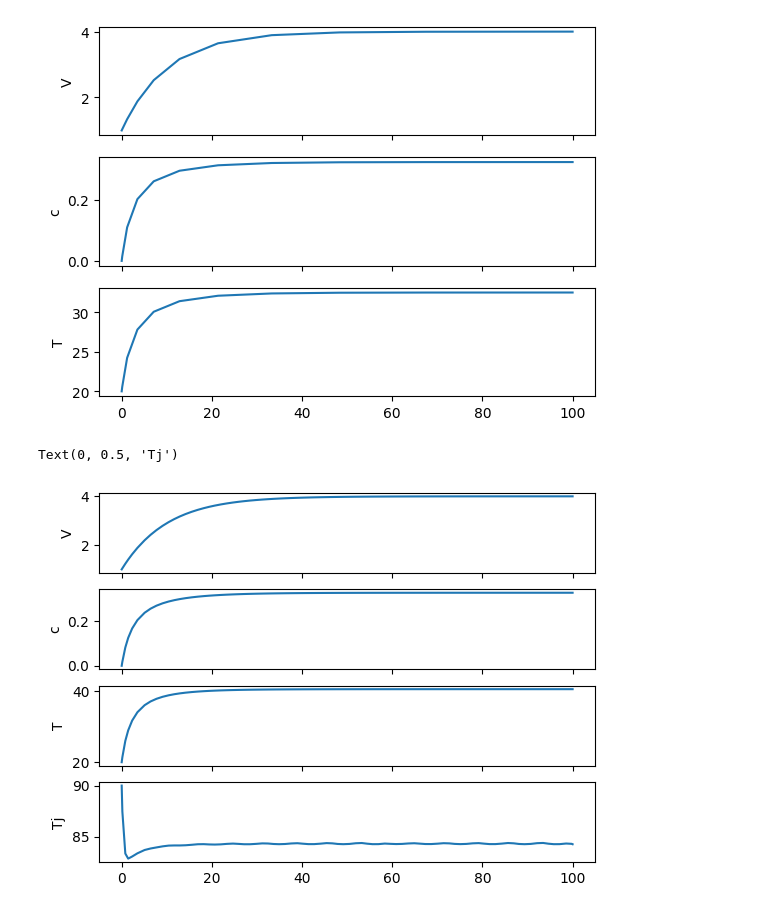
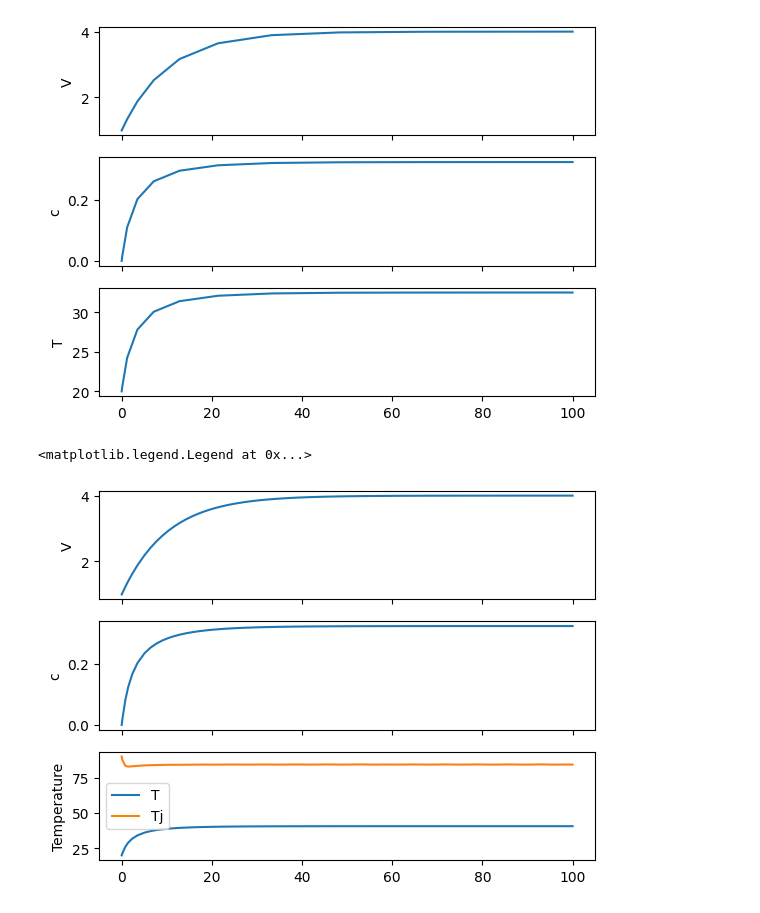
Before and after one commit to OlofssonFredrik/KETN01, a Jupyter notebook: Ex1/test.ipynb, the cells around one changed output. Saved outputs shown, nothing was run; the diff lists cells and outputs as text; code cells hidden in the pictures.

```diff
--- a/Ex1/test.ipynb
+++ b/Ex1/test.ipynb
@@ -95,40 +95,40 @@ Cp = 4180
 qj = 0.45
 Vj = 0.2
 rhoj = 1000
 
 def tank(t,y):
     V,c,T,Tj  = y # y = (V,c)
     qout = kout * V
 
     dcdt = q1/V *(c1-c) + q2/V * (c2-c)
     dVdt = q1 + q2 - qout
     Qc = kc*Ac*(T-Tj)
     dTdt = q1/V*(T1-T)+q2/V*(T2-T) - Qc / (rho*V*Cp)
     dTjdt = qj/Vj*(Ti-Tj) + Qc / (rhoj*Vj*Cp)
 
     return dVdt, dcdt, dTdt, dTjdt
 
 tspan = (0,100)
 yinit = (1,0,20,90)
 sol = solve_ivp(tank, tspan, yinit)
 t = sol.t
 V = sol.y[0]
 c = sol.y[1]
 T = sol.y[2]
 Tj = sol.y[3]
 
-fig, axs = plt.subplots(4,1,sharex=True)
+fig, axs = plt.subplots(3,1,sharex=True)
 axs[0].plot(t,V)
 axs[0].set_ylabel('V')
 axs[1].plot(t,c)
 axs[1].set_ylabel('c')
-axs[2].plot(t,T)
-axs[2].set_ylabel('T')
-axs[3].plot(t,Tj)
-axs[3].set_ylabel('Tj')
+axs[2].plot(t,T, label='T')
+axs[2].set_ylabel('Temperature')
+axs[2].plot(t,Tj, label='Tj')
+axs[2].legend()
 # %% [output]
-Text(0, 0.5, 'Tj')
+<matplotlib.legend.Legend at 0x...>
-[figure, old version]
+[figure, new version]
 # %%
 #Problem 4
 
```
Also changed, not shown: parts of 1 cell of this notebook.
